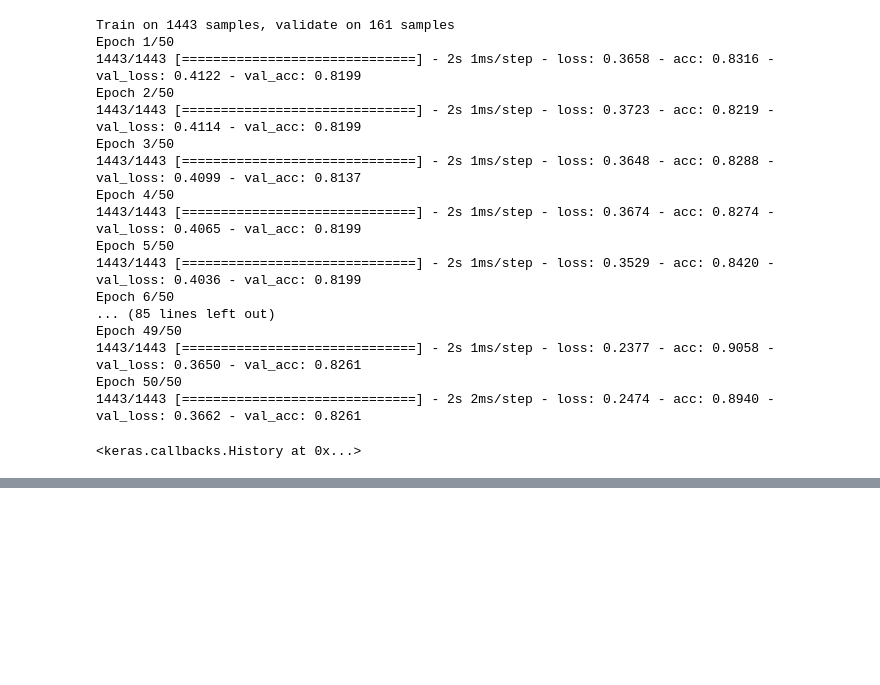
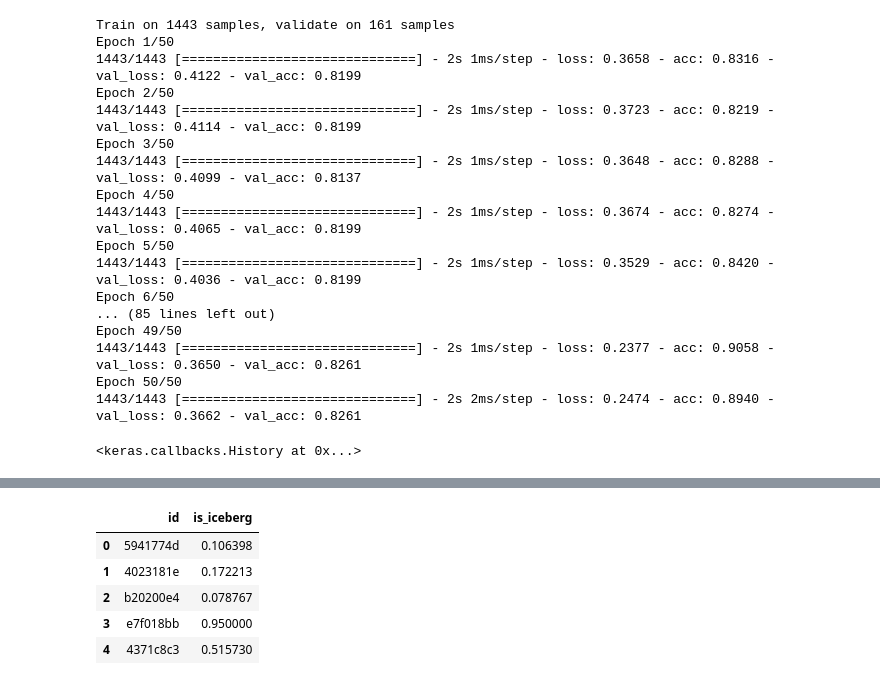
Before and after one commit to hzhang0/KaggleStatoil, a Jupyter notebook: SimpleCNN.ipynb, the cells around one changed output, grey strips where cells are left out. Cells and saved outputs as stored; diff of their text form; code cells hidden in the pictures; blank space fills up the shorter version.

Commit message:
Adds prediction and submission section

```diff
--- a/SimpleCNN.ipynb
+++ b/SimpleCNN.ipynb
@@ -211,0 +217,20 @@ Epoch 50/50
+# %%
+dataTest = []
+for i in test.index:
+    dataTest.append(np.stack([test.loc[i]['band_1'], test.loc[i]['band_2']], axis = -1))
+dataTest = np.array(dataTest)
+# %%
+ans = model.predict([dataTest, test.inc_angle.values])
+# %%
+ans = np.clip(ans, 0.05, 0.95)
+# %%
+df = pd.DataFrame({'id': test['id'], 'is_iceberg': np.ravel(ans)})
+# %%
+df.head()
+# %% [output]
+|  | id | is_iceberg |
+| 0 | 5941774d | 0.106398 |
+| 1 | 4023181e | 0.172213 |
+| 2 | b20200e4 | 0.078767 |
+| 3 | e7f018bb | 0.950000 |
+| 4 | 4371c8c3 | 0.515730 |
```
Also changed, not shown: parts of 4 cells of this notebook.
